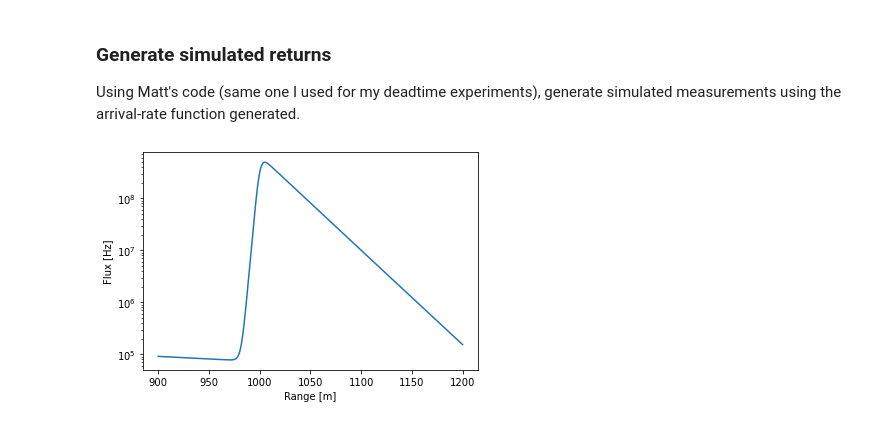
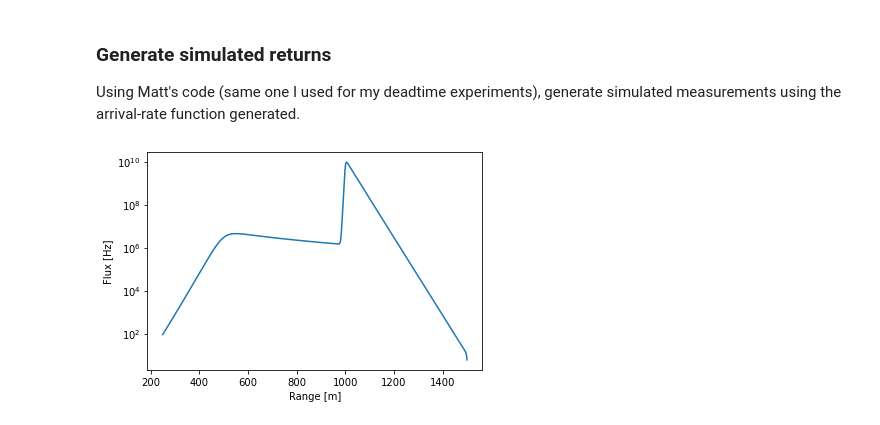
Before and after one commit to gkirchhoff32/Cloud-Measurements, a Jupyter notebook: meas_sim.ipynb, the cells around one changed output. Drawn from its saved outputs; the diff is of its cells as text; code cells hidden in the pictures.

```diff
--- a/meas_sim.ipynb
+++ b/meas_sim.ipynb
@@ -226,11 +226,11 @@ Using Matt's code (same one I used for my deadtime experiments), generate simula
 # %%
 # Parameters for simulation. !!!Make sure to change simulation number for corresponding image!!!
 
-sim_num = 3
+sim_num = 4
 
 use_com = True
 # time_vary = False
-use_hg = False
+use_hg = True
 use_window = True
 
 home = str(Path.home())
@@ -260,38 +260,38 @@ if use_com:
 else:
     rho_func = N_mol / dt_sim  # [Hz] arrival-rate function (flux)
 
-Nshot = 50
+Nshot = 1
 tD = 29.1e-9  # [s] Deadtime interval
 wrap_deadtime = False
-window_bnd = [900, 1200]  # [m] put bounds on simulation to ignore unnecessary segments of flux profile
+window_bnd = [250, 1500]  # [m] put bounds on simulation to ignore unnecessary segments of flux profile
 
 # generate the photon arrival rate of the profile
 photon_rate_arr = rho_func  # [Hz]
 
 # generate the simulated scene time axis
 t_sim = R / c * 2  # [s] simulation time
 t_sim_bins = np.concatenate((t_sim, t_sim[-1:]+dt_sim))  # simulation time histogram bins
 t_sim_bins[0] = 0
 
 if use_window:
         idx_min = np.argmin(np.abs(t_sim_bins*c/2 - window_bnd[0]))
         idx_max = np.argmin(np.abs(t_sim_bins*c/2 - window_bnd[1]))
         t_sim_bins = t_sim_bins[idx_min:idx_max+1]
         photon_rate_arr = photon_rate_arr[idx_min:idx_max]
 
 min_t = min(t_sim_bins)  # [s]
 t_sim_bins_zeroed = t_sim_bins - min_t  # [s] need to shift time axis to start at zero for simulator
 
 
 fig = plt.figure()
 ax = fig.add_subplot(111)
 ax.plot(t_sim_bins[:-1]*c/2, photon_rate_arr)
 ax.set_xlabel('Range [m]')
 ax.set_ylabel('Flux [Hz]')
 ax.semilogy()
 plt.show()
 # %% [output]
-[figure, old version]
+[figure, new version]
 # %%
 ##### GENERATE SIMULATED DATA #####
 
```
Also changed, not shown: parts of 2 cells of this notebook, 1 other file.
